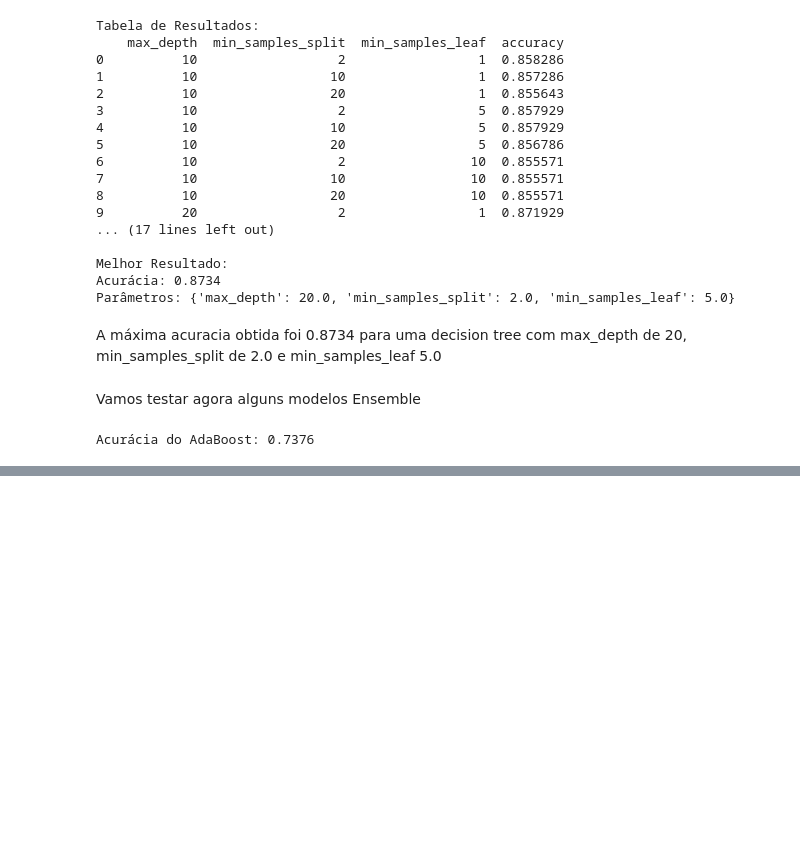
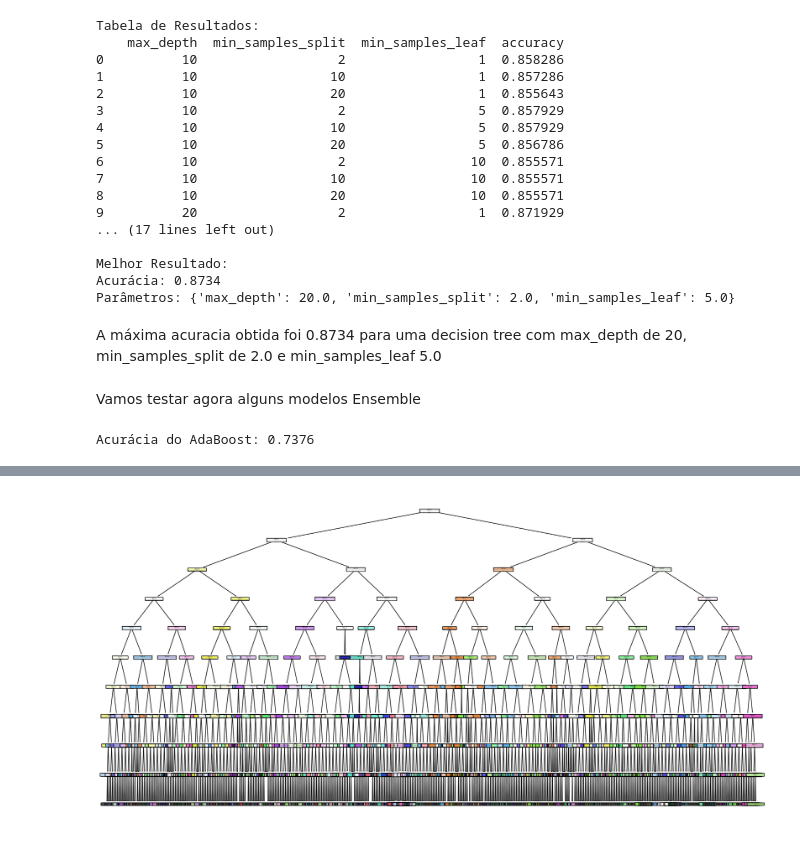
Before and after one commit to carloscurioni/mba-deeplearning-iad-006-2024-public, a Jupyter notebook: notebooks/Carlos_Curioni_IAD006 - Exercicio 1.ipynb, the cells around one changed output, grey strips where cells are left out. Drawn from its saved outputs; the diff is of its cells as text; code cells hidden in the pictures; blank space fills up the shorter version.

```diff
--- a/notebooks/Carlos_Curioni_IAD006 - Exercicio 1.ipynb
+++ b/notebooks/Carlos_Curioni_IAD006 - Exercicio 1.ipynb
@@ -225,0 +245,15 @@ plt.show()
+# %%
+from sklearn.ensemble import RandomForestClassifier
+
+# Visualizando uma árvore individual para entender o processo
+from sklearn import tree
+import matplotlib.pyplot as plt
+
+# Visualizar a primeira árvore da floresta
+single_tree = rf_model.estimators_[0]
+
+plt.figure(figsize=(20, 10))
+tree.plot_tree(single_tree, filled=True, feature_names=mnist.feature_names, class_names=[str(i) for i in range(10)], rounded=True)
+plt.show()
+# %% [output]
+[figure, added]
```
Also changed, not shown: parts of 8 cells of this notebook, 14 other files.
